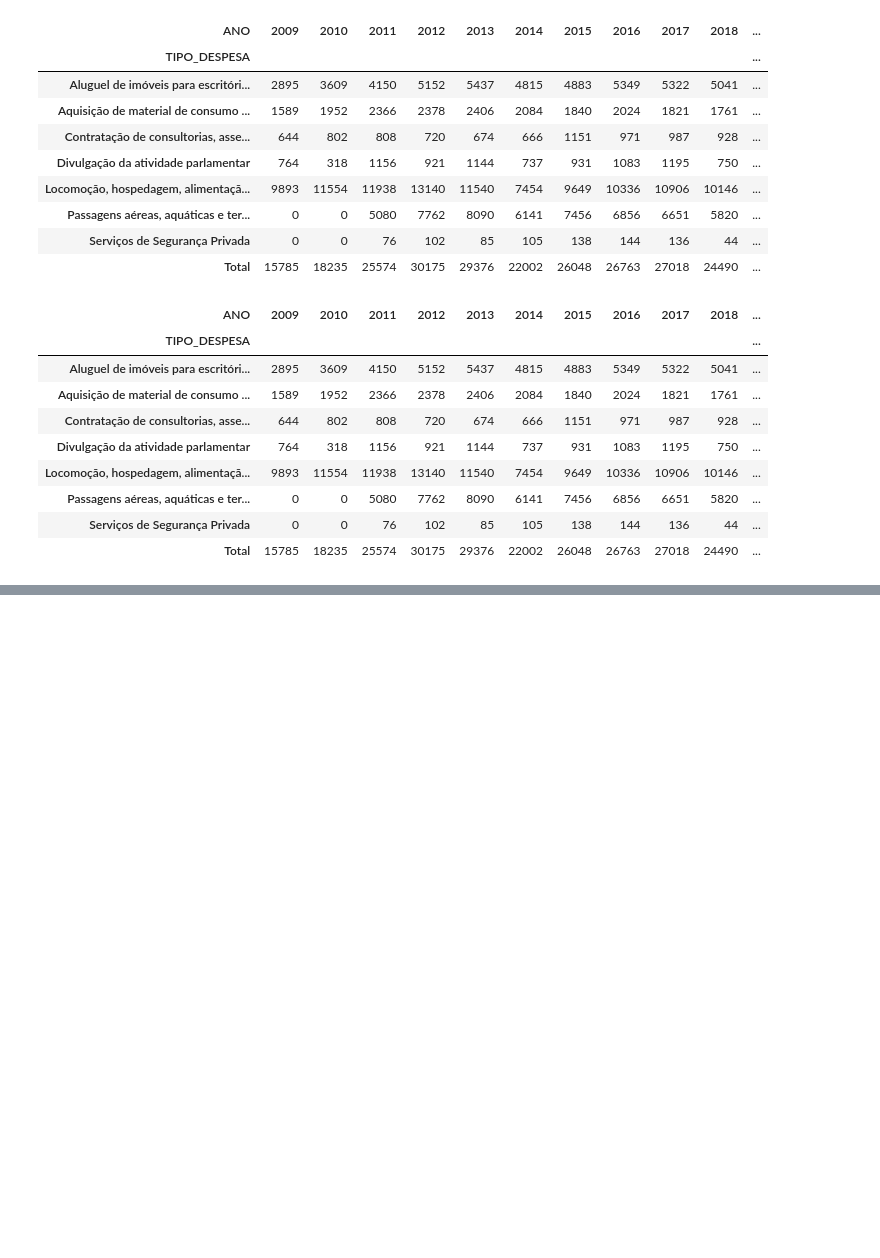
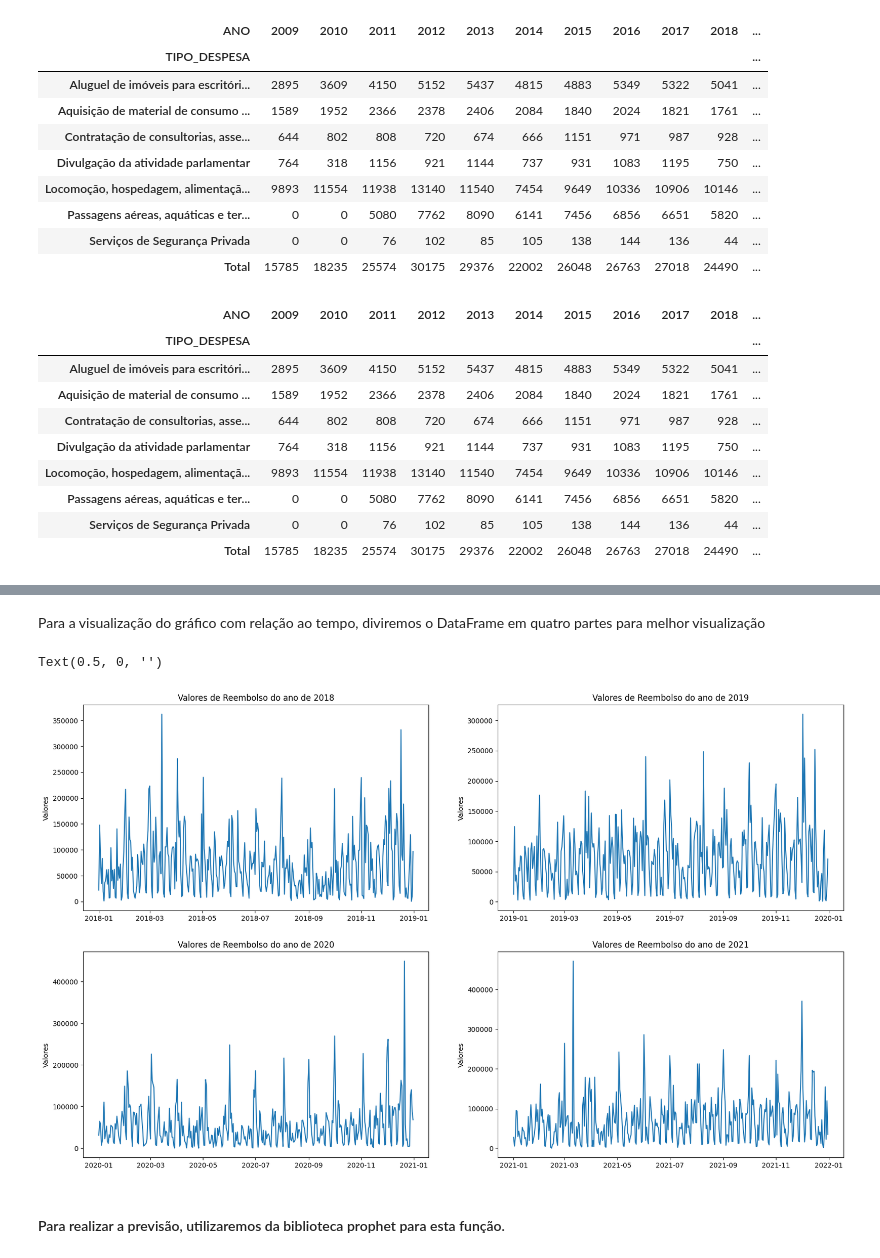
Before and after one commit to LuizHB23/7DaysOfCode-Ciencia-de-Dados, a Jupyter notebook: main.ipynb, the cells around one changed output, grey strips where cells are left out. Cells and saved outputs as stored; diff of their text form; code cells hidden in the pictures; blank space fills up the shorter version.

```diff
--- a/main.ipynb
+++ b/main.ipynb
@@ -342,0 +371,3 @@ tabela_despesas_estilizada
+# %%
+reembolso = dados.query('DATA >= 2018 & DATA < 2022')[['DATA', 'VALOR_REEMBOLSADO']].copy()
+reembolso.head()
@@ -342,0 +381,3 @@ tabela_despesas_estilizada
+# %%
+reembolso = reembolso.groupby(['DATA']).sum().reset_index()
+reembolso.head()
@@ -342,0 +391,34 @@ tabela_despesas_estilizada
+# %% [markdown]
+Para a visualização do gráfico com relação ao tempo, diviremos o DataFrame em quatro partes para melhor visualização
+# %%
+reembolso_2018 = reembolso.query('DATA  < 2019').reset_index()
+reembolso_2019 = reembolso.query('DATA >= 2019 & DATA < 2020').reset_index()
+reembolso_2020 = reembolso.query('DATA >= 2020 & DATA < 2021').reset_index()
+reembolso_2021 = reembolso.query('DATA >= 2021').reset_index()
+# %%
+fig, ax = plt.subplots(2,2, figsize=(20,12))
+
+sns.lineplot(reembolso_2018, x='DATA', y='VALOR_REEMBOLSADO', ax=ax[0,0])
+ax[0,0].set_title('Valores de Reembolso do ano de 2018')
+ax[0,0].set_ylabel('Valores')
+ax[0,0].set_xlabel('')
+
+sns.lineplot(reembolso_2019, x='DATA', y='VALOR_REEMBOLSADO', ax=ax[0,1])
+ax[0,1].set_title('Valores de Reembolso do ano de 2019')
+ax[0,1].set_ylabel('Valores')
+ax[0,1].set_xlabel('')
+
+sns.lineplot(reembolso_2020, x='DATA', y='VALOR_REEMBOLSADO', ax=ax[1,0])
+ax[1,0].set_title('Valores de Reembolso do ano de 2020')
+ax[1,0].set_ylabel('Valores')
+ax[1,0].set_xlabel('')
+
+sns.lineplot(reembolso_2021, x='DATA', y='VALOR_REEMBOLSADO', ax=ax[1,1])
+ax[1,1].set_title('Valores de Reembolso do ano de 2021')
+ax[1,1].set_ylabel('Valores')
+ax[1,1].set_xlabel('')
+# %% [output]
+Text(0.5, 0, '')
+[figure, added]
+# %% [markdown]
+#### Para realizar a previsão, utilizaremos da biblioteca prophet para esta função.
```
Also changed, not shown: parts of 20 cells of this notebook.
